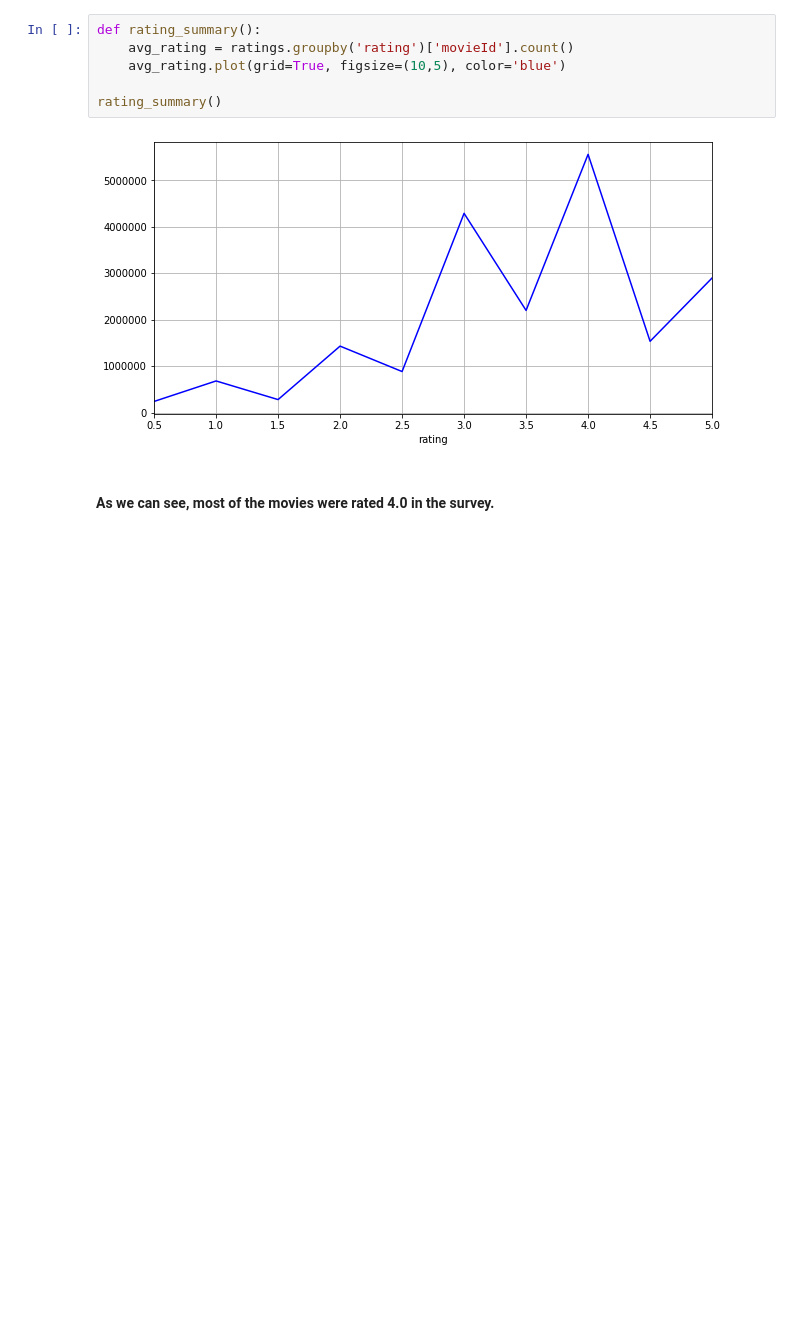
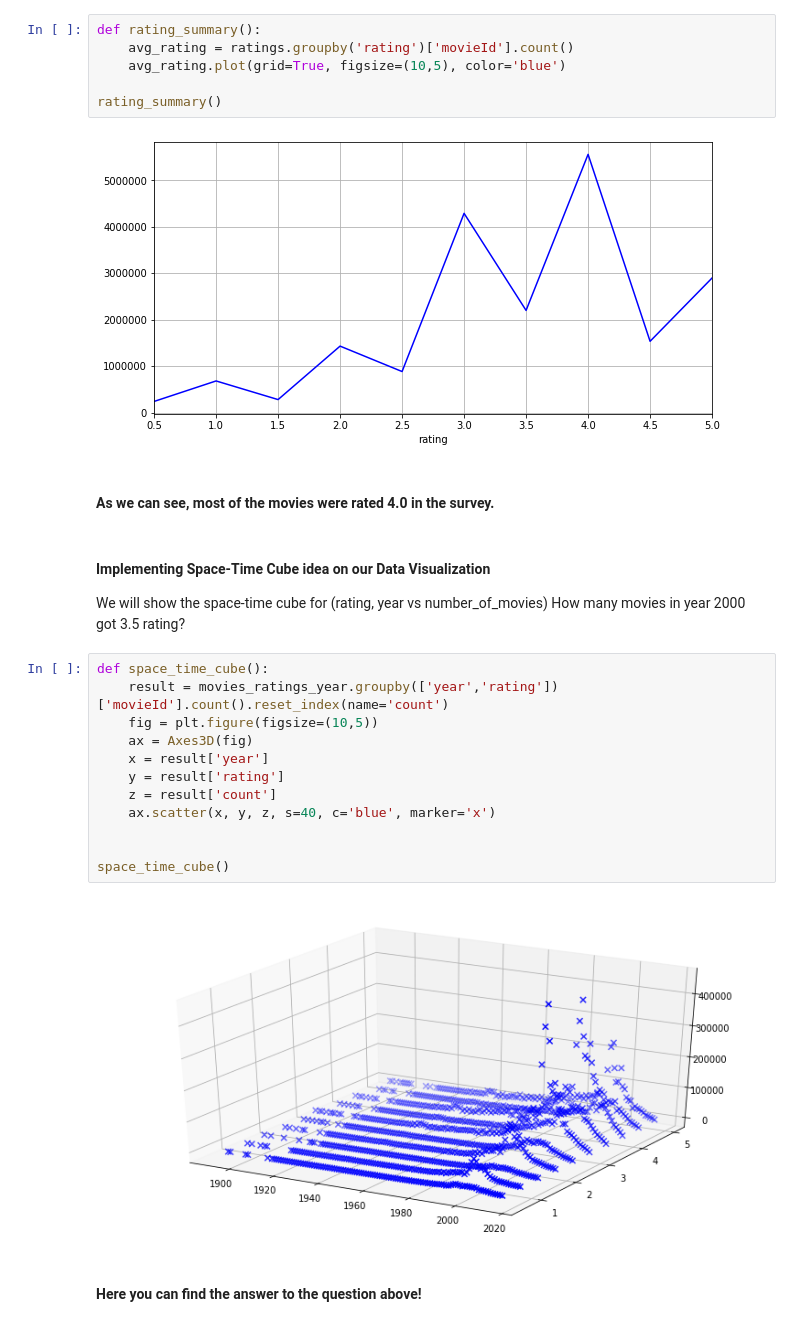
Before and after one commit to maliakber/algorithm-data-model-csc-501, a Jupyter notebook: source/csc-501-assignment-1-jupnote.ipynb, the cells around one changed output. Saved outputs shown, nothing was run; the diff lists cells and outputs as text; blank space fills up the shorter version.

```diff
--- a/source/csc-501-assignment-1-jupnote.ipynb
+++ b/source/csc-501-assignment-1-jupnote.ipynb
@@ -297,6 +333,26 @@ rating_summary()
 [figure]
 # %% [markdown]
 #### As we can see, most of the movies were rated 4.0 in the survey.
+# %% [markdown]
+#### Implementing Space-Time Cube idea on our Data Visualization
+We will show the space-time cube for (rating, year vs number_of_movies)
+How many movies in year 2000 got 3.5 rating?
+# %%
+def space_time_cube():
+    result = movies_ratings_year.groupby(['year','rating'])['movieId'].count().reset_index(name='count')
+    fig = plt.figure(figsize=(10,5))
+    ax = Axes3D(fig)
+    x = result['year']
+    y = result['rating']
+    z = result['count']
+    ax.scatter(x, y, z, s=40, c='blue', marker='x')
+
+
+space_time_cube()
+# %% [output]
+[figure, added]
+# %% [markdown]
+#### Here you can find the answer to the question above!
 # %%
 print("It took %s seconds to process the data" % (time.time() - startTime))
 # %% [output]
```
Also changed, not shown: parts of 16 cells of this notebook, 1 other file.
